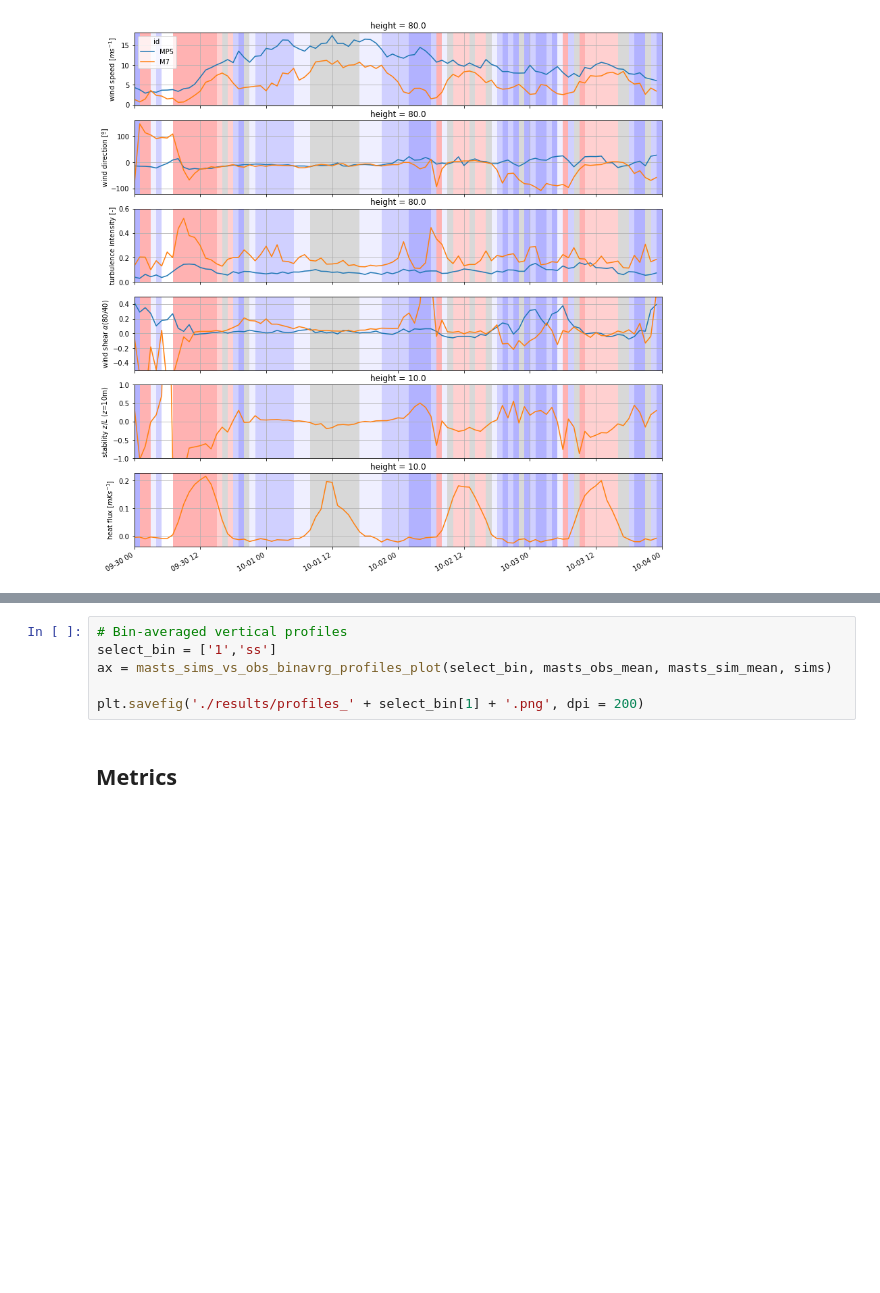
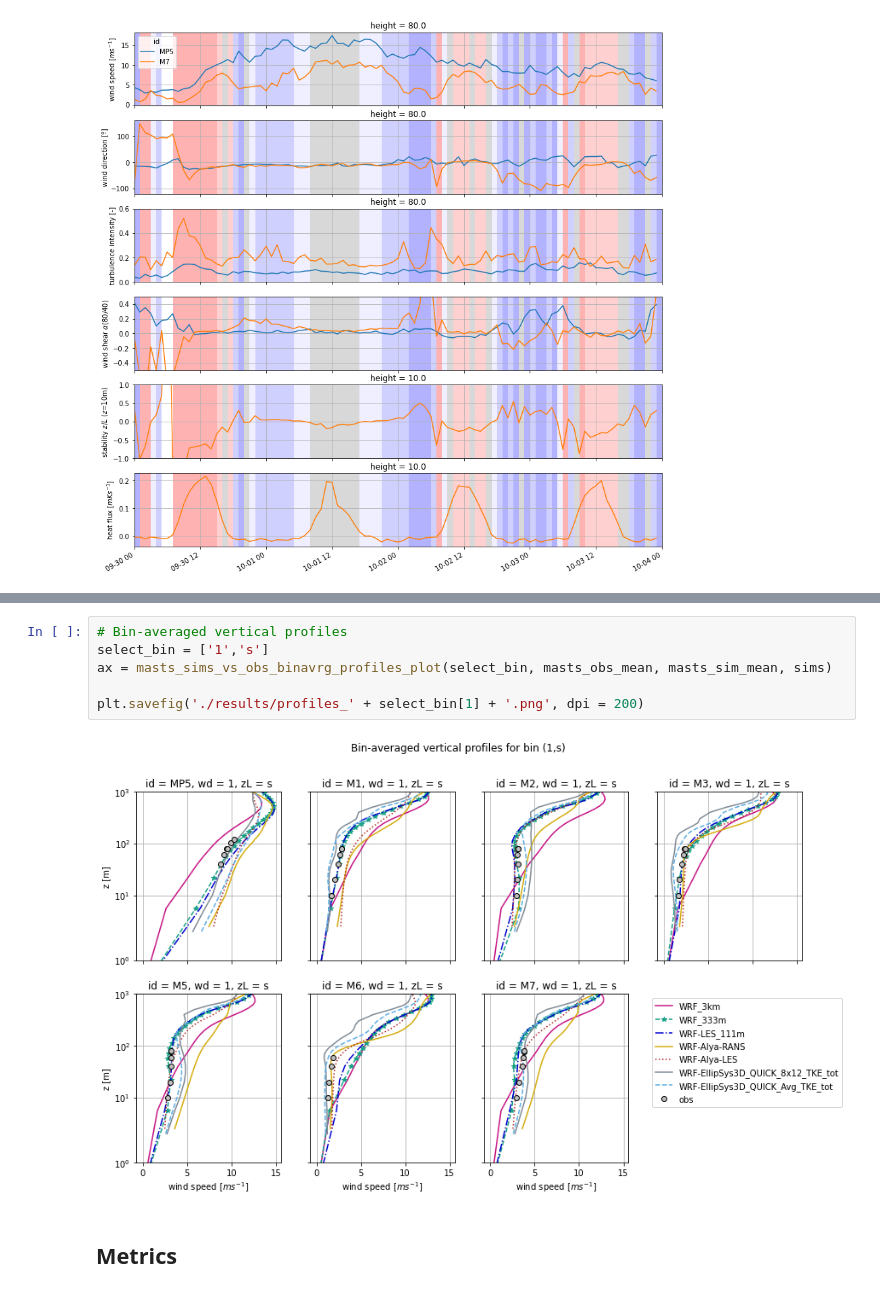
Before and after one commit to jsrodrigo/alex17, a Jupyter notebook: ALEX17_DiurnalCycles_Benchmark.ipynb, the cells around one changed output, grey strips where cells are left out. Cells and saved outputs as stored; diff of their text form; blank space fills up the shorter version.

```diff
--- a/ALEX17_DiurnalCycles_Benchmark.ipynb
+++ b/ALEX17_DiurnalCycles_Benchmark.ipynb
@@ -230,9 +225,11 @@ ax = masts_sims_vs_obs_profiles_plot(events[select_event], masts_obs, masts_sim,
 # %%
 # Bin-averaged vertical profiles
-select_bin = ['1','ss']
+select_bin = ['1','s']
 ax = masts_sims_vs_obs_binavrg_profiles_plot(select_bin, masts_obs_mean, masts_sim_mean, sims)
 
 plt.savefig('./results/profiles_' + select_bin[1] + '.png', dpi = 200)
+# %% [output]
+[figure, added]
 # %% [markdown]
 ## Metrics
 # %%
```
Also changed, not shown: parts of 7 cells of this notebook, 1 other file.
